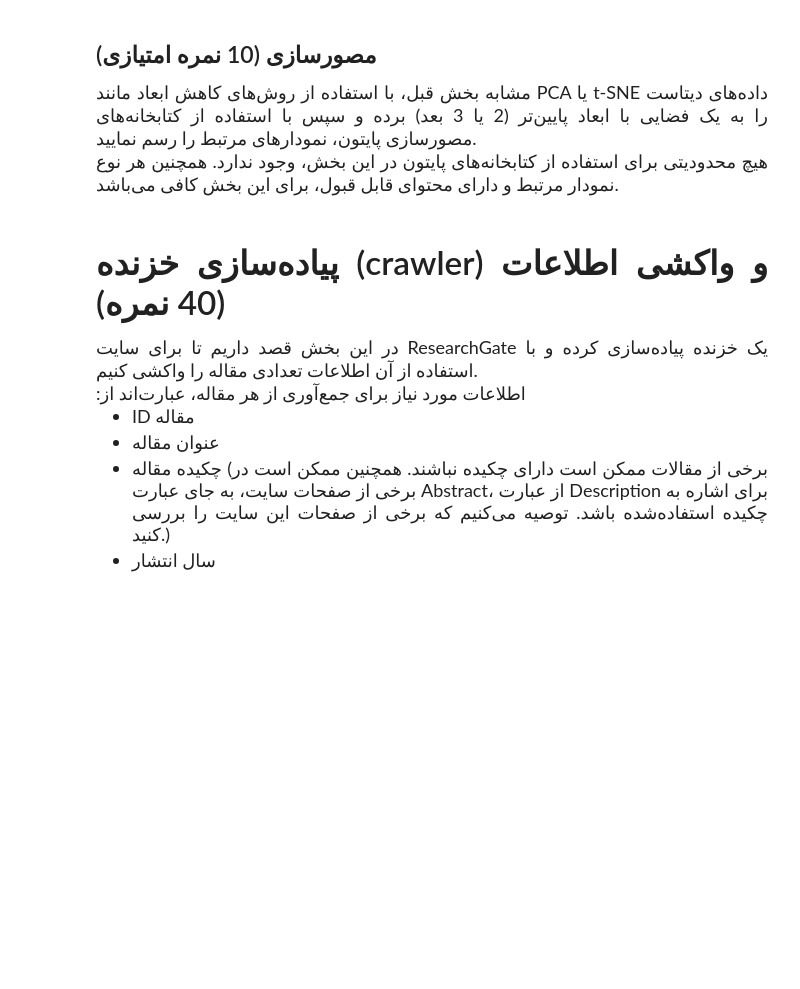
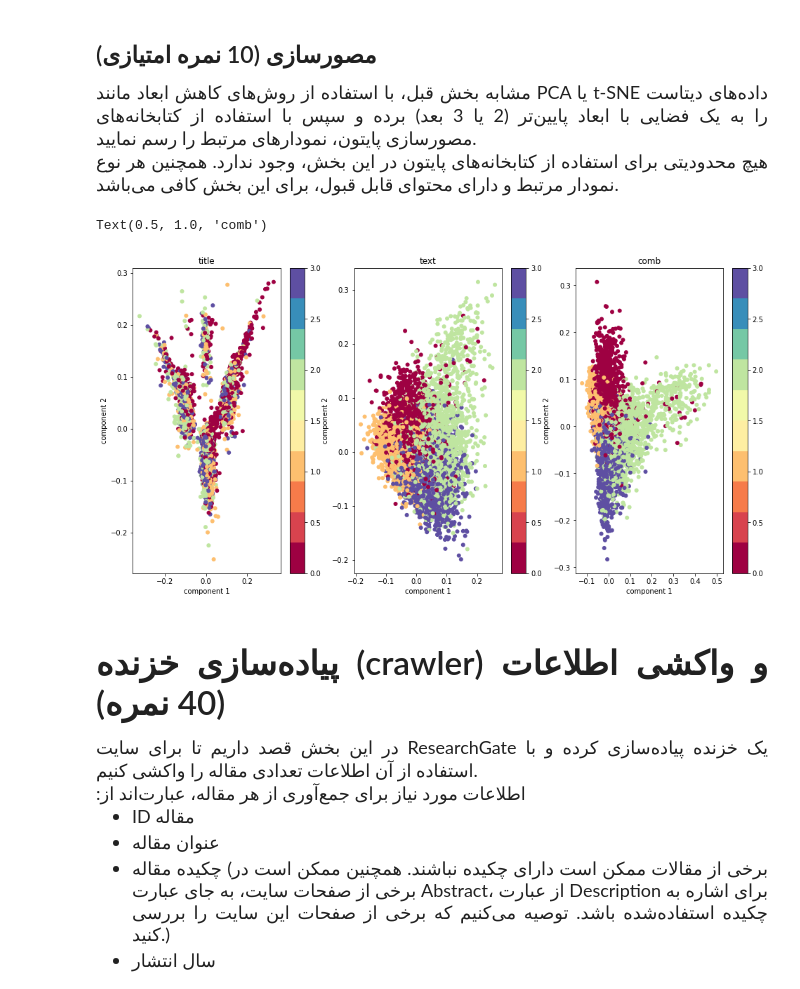
Before and after one commit to parhampch/Modern-Information-Retrieval_Project, a Jupyter notebook: phase3/Phase3.ipynb, the cells around one changed output. Drawn from its saved outputs; the diff is of its cells as text; code cells hidden in the pictures; blank space fills up the shorter version.

```diff
--- a/phase3/Phase3.ipynb
+++ b/phase3/Phase3.ipynb
@@ -681,6 +784,48 @@ Text(0.5, 1.0, 'comb')
 هیچ محدودیتی برای استفاده از کتابخانه‌های پایتون در این بخش، وجود ندارد. همچنین هر نوع نمودار مرتبط و دارای محتوای قابل قبول، برای این بخش کافی می‌باشد.
 </font>
 </div>
+# %%
+from sklearn.decomposition import PCA
+
+pca = PCA(n_components=2)
+
+decomposed_title_data_PCA = pca.fit_transform(np_train_title_vecs)
+
+decomposed_text_data_PCA = pca.fit_transform(np_train_text_vecs)
+
+decomposed_comb_data_PCA = pca.fit_transform(np_train_comb_vecs)
+# %%
+plt.figure(figsize=(16, 8))
+
+plt.subplot(1, 3, 1)
+plt.scatter(decomposed_title_data_PCA[:, 0], decomposed_title_data_PCA[:, 1],
+            c=np_train_labels, edgecolor='none', alpha=1,
+            cmap=plt.cm.get_cmap('Spectral', 10, ))
+plt.xlabel('component 1')
+plt.ylabel('component 2')
+plt.colorbar()
+plt.title("title")
+
+plt.subplot(1, 3, 2)
+plt.scatter(decomposed_text_data_PCA[:, 0], decomposed_text_data_PCA[:, 1],
+            c=np_train_labels, edgecolor='none', alpha=1,
+            cmap=plt.cm.get_cmap('Spectral', 10, ))
+plt.xlabel('component 1')
+plt.ylabel('component 2')
+plt.colorbar()
+plt.title("text")
+
+plt.subplot(1, 3, 3)
+plt.scatter(decomposed_comb_data_PCA[:, 0], decomposed_comb_data_PCA[:, 1],
+            c=np_train_labels, edgecolor='none', alpha=1,
+            cmap=plt.cm.get_cmap('Spectral', 10, ))
+plt.xlabel('component 1')
+plt.ylabel('component 2')
+plt.colorbar()
+plt.title("comb")
+# %% [output]
+Text(0.5, 1.0, 'comb')
+[figure, added]
 # %% [markdown]
 <div align= "justify" dir="rtl">
 <font face="Calibri" size=4>
```
Also changed, not shown: parts of 12 cells of this notebook.
